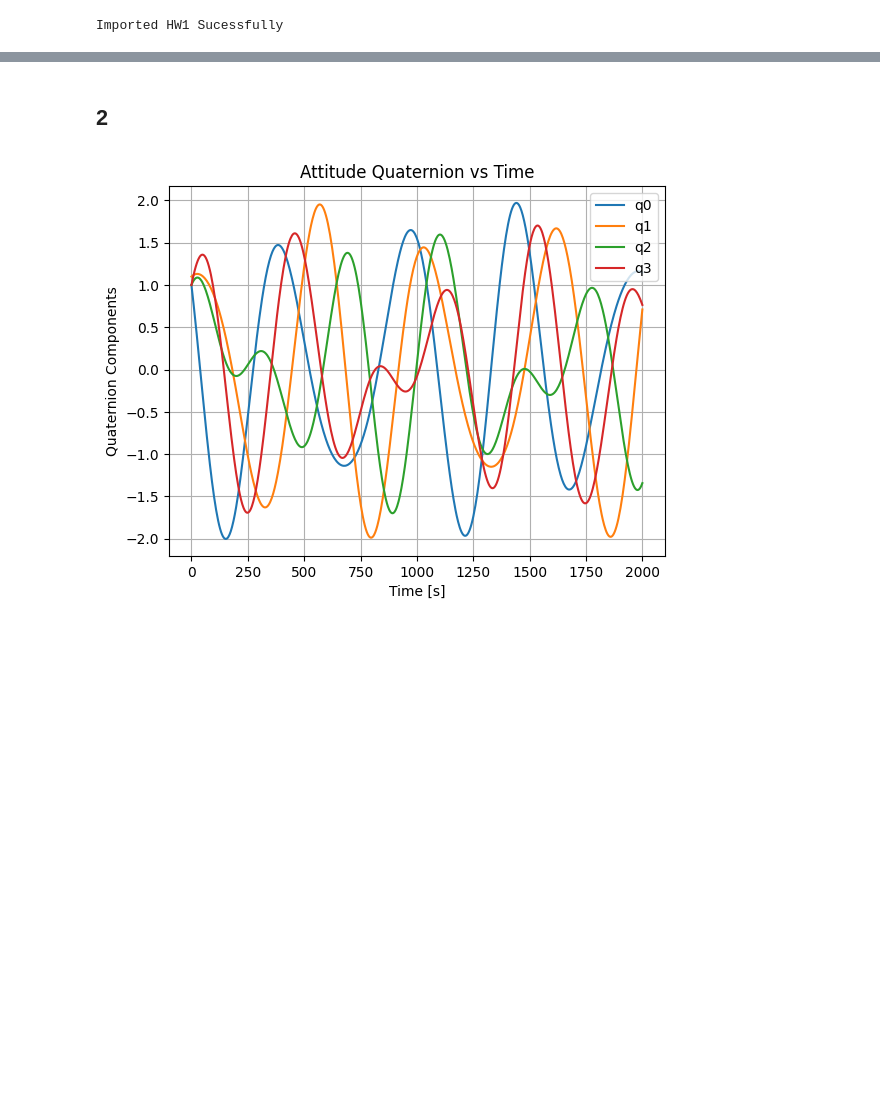
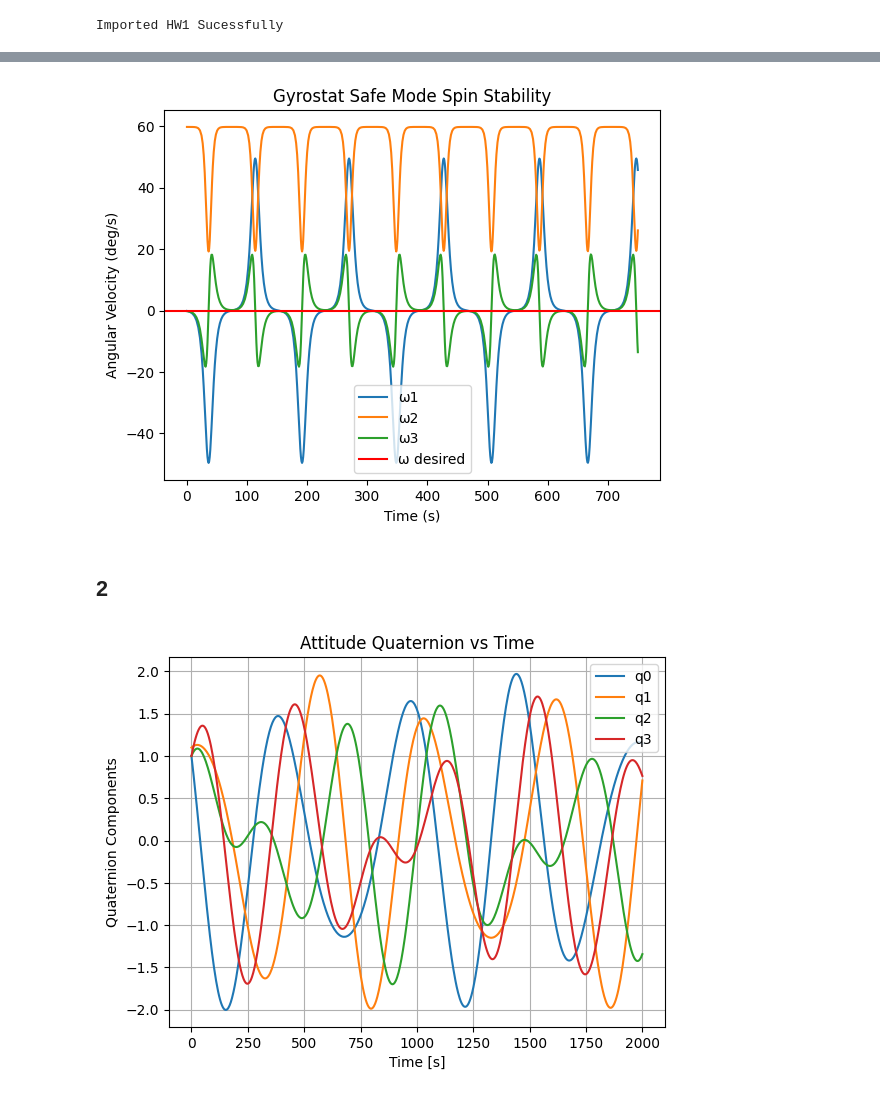
Before and after one commit to nrmiller-lab/TESS-ADCS-Project, a Jupyter notebook: HW2/HW2Code.ipynb, the cells around one changed output, grey strips where cells are left out. Cells and saved outputs as stored; diff of their text form; code cells hidden in the pictures; blank space fills up the shorter version.

```diff
--- a/HW2/HW2Code.ipynb
+++ b/HW2/HW2Code.ipynb
@@ -15,3 +99,17 @@ from scipy.integrate import solve_ivp
+# %%
+plt.figure()
+plt.plot(perturbed_sol.t, perturbed_sol.y[0]*180/np.pi, label='ω1')
+plt.plot(perturbed_sol.t, perturbed_sol.y[1]*180/np.pi, label='ω2')
+plt.plot(perturbed_sol.t, perturbed_sol.y[2]*180/np.pi, label='ω3')
+plt.axhline(omega_des[0], color = 'r',label= 'ω desired')
+
+plt.xlabel("Time (s)")
+plt.ylabel("Angular Velocity (deg/s)")
+plt.title("Gyrostat Safe Mode Spin Stability")
+plt.legend()
+plt.show()
+# %% [output]
+[figure, added]
 # %% [markdown]
 ## 2 ##
 # %%
```
Also changed, not shown: parts of 4 cells of this notebook, 2 other files.
